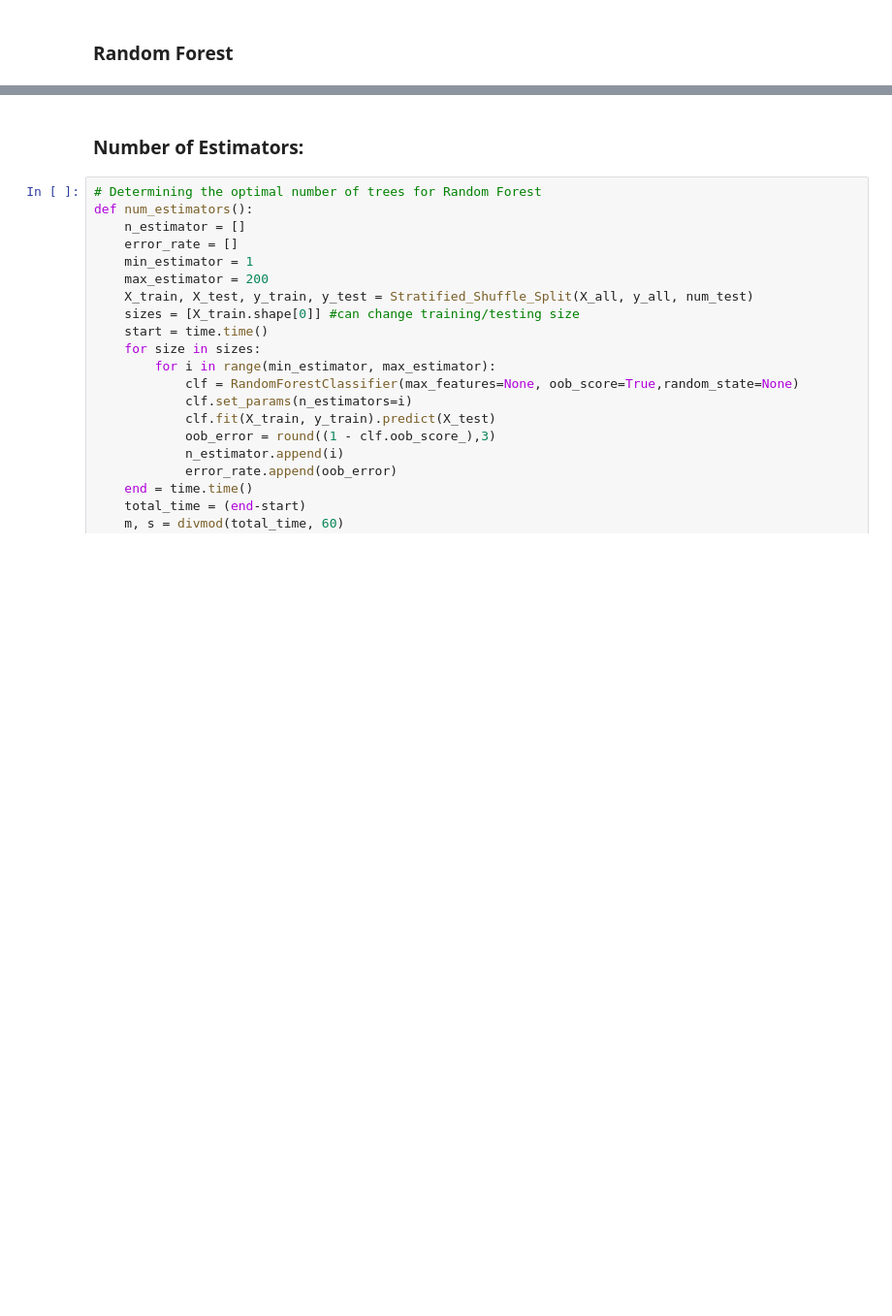
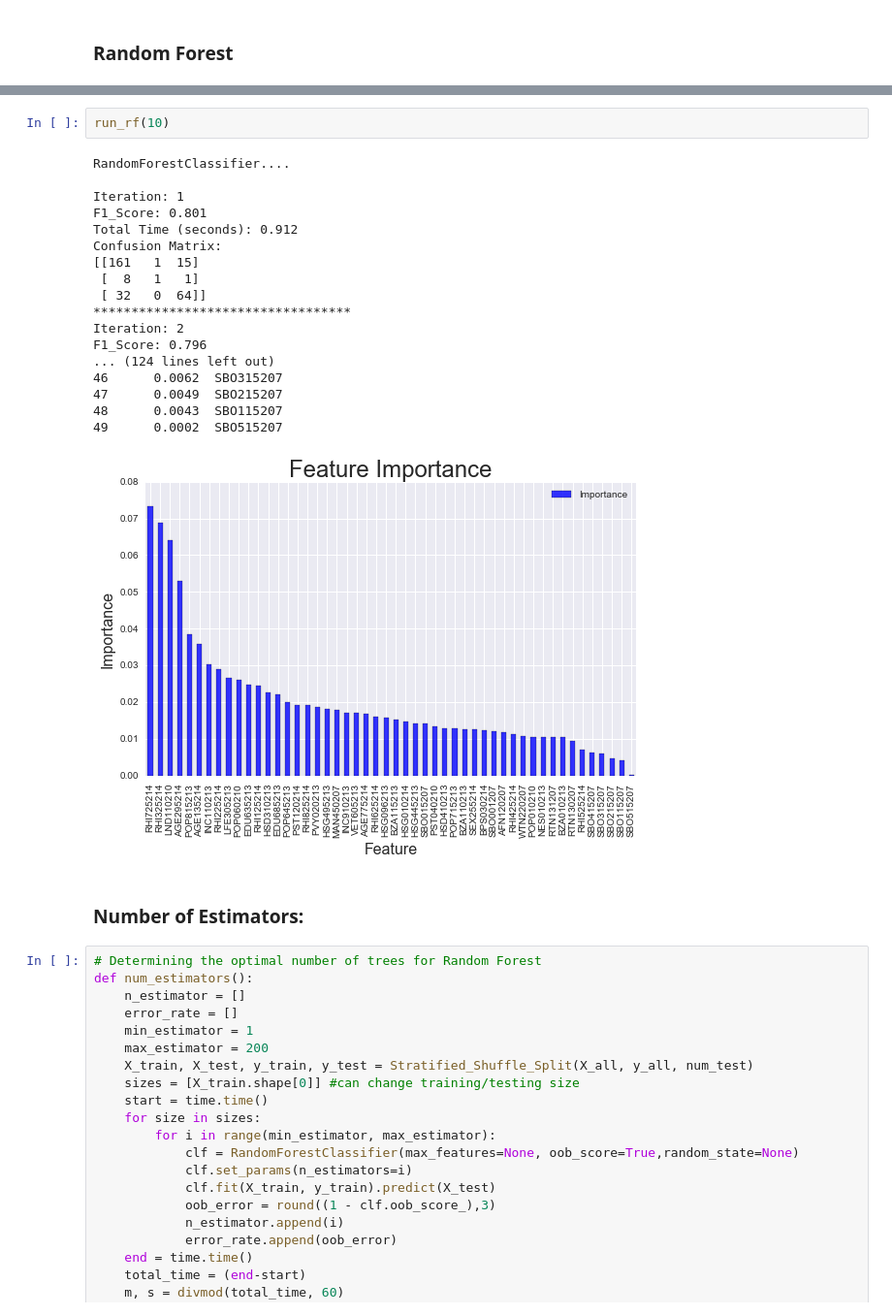
Before and after one commit to Tsmith5151/2016-US-Election---ML, a Jupyter notebook: analysis.ipynb, the cells around one changed output, grey strips where cells are left out. Shown at 97% size. Saved outputs shown, nothing was run; the diff lists cells and outputs as text; blank space fills up the shorter version.

```diff
--- a/analysis.ipynb
+++ b/analysis.ipynb
@@ -763,3 +736,24 @@ Confusion Matrix:
+# %%
+run_rf(10)
+# %% [output]
+RandomForestClassifier....
+
+Iteration: 1
+F1_Score: 0.801
+Total Time (seconds): 0.912
+Confusion Matrix:
+[[161   1  15]
+ [  8   1   1]
+ [ 32   0  64]]
+**********************************
+Iteration: 2
+F1_Score: 0.796
+... (124 lines left out)
+46      0.0062  SBO315207
+47      0.0049  SBO215207
+48      0.0043  SBO115207
+49      0.0002  SBO515207
+[figure, added]
 # %% [markdown]
 ### Number of Estimators:
 # %%
```
Also changed, not shown: parts of 20 cells of this notebook.
